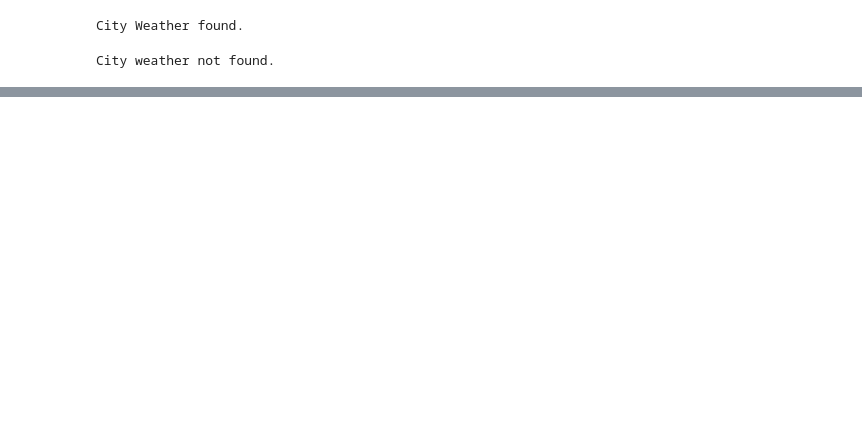
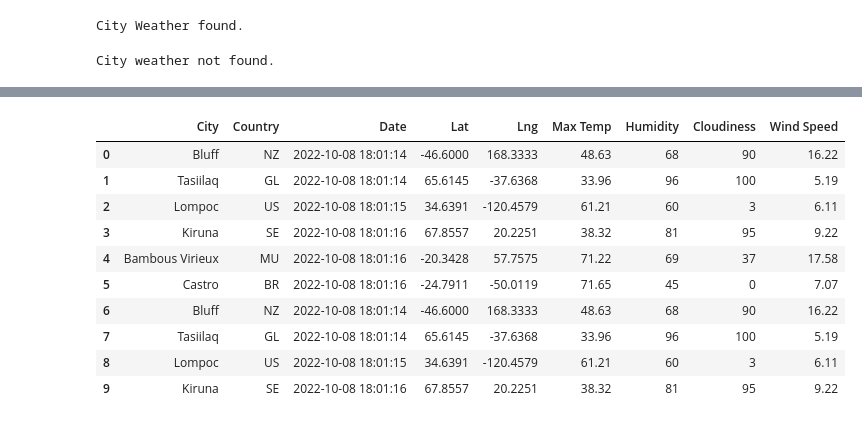
Before and after one commit to TRNisbet/Module_6-WeatherPy-with-Python-APIs, a Jupyter notebook: World_Weather_Analysis/random_numbers.ipynb, the cells around one changed output, grey strips where cells are left out. Drawn from its saved outputs; the diff is of its cells as text; code cells hidden in the pictures; blank space fills up the shorter version.

```diff
--- a/World_Weather_Analysis/random_numbers.ipynb
+++ b/World_Weather_Analysis/random_numbers.ipynb
@@ -318,0 +461,16 @@ datetime.utcfromtimestamp(date).strftime('%Y-%m-%d %H:%M:%S')
+# %%
+new_column_order = ["City", "Country", "Date", "Lat", "Lng", "Max Temp", "Humidity", "Cloudiness", "Wind Speed"]
+city_data_df = city_data_df[new_column_order]
+city_data_df.head(10)
+# %% [output]
+|  | City | Country | Date | Lat | Lng | Max Temp | Humidity | Cloudiness | Wind Speed |
+| 0 | Bluff | NZ | 2022-10-08 18:01:14 | -46.6000 | 168.3333 | 48.63 | 68 | 90 | 16.22 |
+| 1 | Tasiilaq | GL | 2022-10-08 18:01:14 | 65.6145 | -37.6368 | 33.96 | 96 | 100 | 5.19 |
+| 2 | Lompoc | US | 2022-10-08 18:01:15 | 34.6391 | -120.4579 | 61.21 | 60 | 3 | 6.11 |
+| 3 | Kiruna | SE | 2022-10-08 18:01:16 | 67.8557 | 20.2251 | 38.32 | 81 | 95 | 9.22 |
+| 4 | Bambous Virieux | MU | 2022-10-08 18:01:16 | -20.3428 | 57.7575 | 71.22 | 69 | 37 | 17.58 |
+| 5 | Castro | BR | 2022-10-08 18:01:16 | -24.7911 | -50.0119 | 71.65 | 45 | 0 | 7.07 |
+| 6 | Bluff | NZ | 2022-10-08 18:01:14 | -46.6000 | 168.3333 | 48.63 | 68 | 90 | 16.22 |
+| 7 | Tasiilaq | GL | 2022-10-08 18:01:14 | 65.6145 | -37.6368 | 33.96 | 96 | 100 | 5.19 |
+| 8 | Lompoc | US | 2022-10-08 18:01:15 | 34.6391 | -120.4579 | 61.21 | 60 | 3 | 6.11 |
+| 9 | Kiruna | SE | 2022-10-08 18:01:16 | 67.8557 | 20.2251 | 38.32 | 81 | 95 | 9.22 |
```
Also changed, not shown: parts of 44 cells of this notebook, 1 other file.
